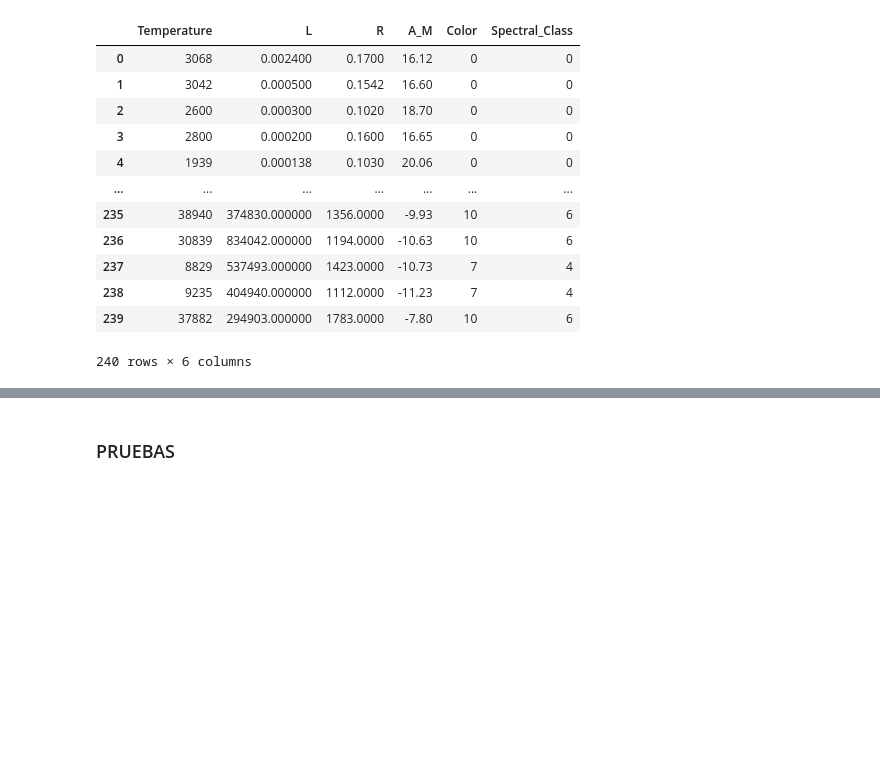
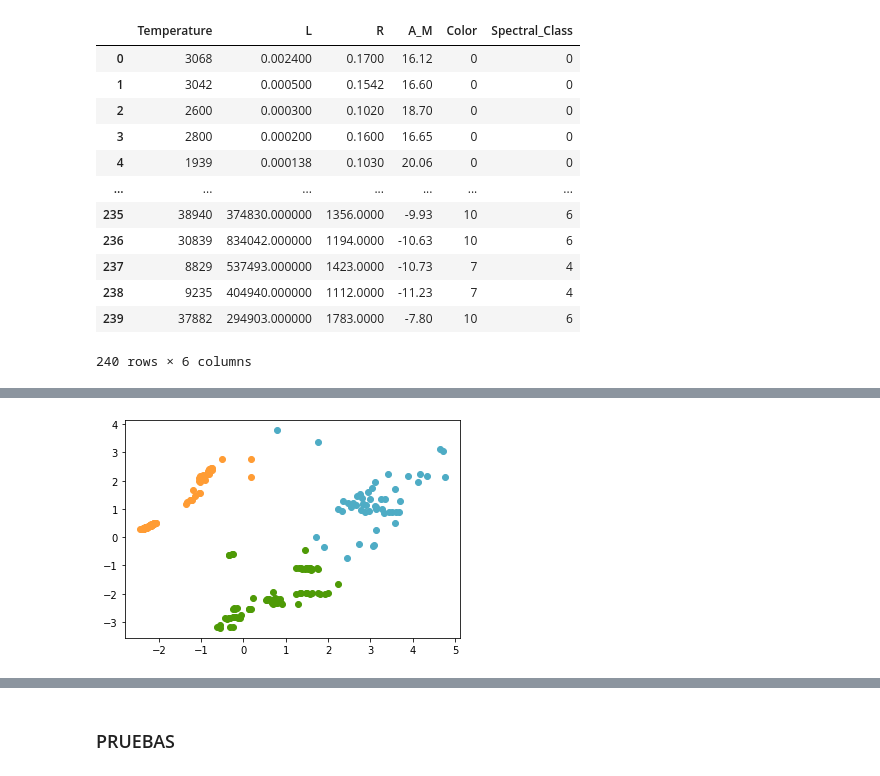
Before and after one commit to mgommez/practica2_ml, a Jupyter notebook: KMeans.ipynb, the cells around one changed output, grey strips where cells are left out. Saved outputs shown, nothing was run; the diff lists cells and outputs as text; code cells hidden in the pictures; blank space fills up the shorter version.

Commit message:
puntos 1, 2 y 3, pca incluido, kmeansours funciona maravillosamente!!!

```diff
--- a/KMeans.ipynb
+++ b/KMeans.ipynb
@@ -564,0 +573,8 @@ stars_ordinal
+# %%
+#features = stars_1hot.columns.tolist()
+#features_ = stars_1hot[[features[0], features[1], features[2]]]
+
+# con el dataset preprocesado con ordinal scaler
+scaler = StandardScaler()
+stars_ordinal_scaled= scaler.fit_transform(stars_ordinal[['Temperature', 'L', 'R', 'A_M', 'Color', 'Spectral_Class']])
+stars_ordinal_scaled
@@ -564,0 +595,7 @@ stars_ordinal
+# %%
+# con el dataset preprocesado con One Hot Encoding
+stars_1hot_scaled = scaler.fit_transform(stars_1hot[['Temperature', 'L', 'R', 'A_M', 'red', 'blue white', 'white',
+                                                    'yellowish white', 'pale yellow orange', 'blue', 'whitish',
+                                                    'yellow white', 'orange', 'yellowish', 'orange-red', 'M', 'B',
+                                                    'A', 'F', 'O', 'K', 'G']])
+stars_1hot_scaled
@@ -564,0 +616,4 @@ stars_ordinal
+# %%
+pca = PCA(n_components=2)
+stars_ordinal_pca = pca.fit_transform(stars_ordinal_scaled)
+stars_ordinal_pca
@@ -564,0 +638,3 @@ stars_ordinal
+# %%
+stars_1hot_pca = pca.fit_transform(stars_1hot_scaled)
+stars_1hot_pca
@@ -564,0 +717,8 @@ stars_ordinal
+# %%
+colors = ["#4EACC5", "#FF9C34", "#4E9A06"]
+for i in range(kmeans.n_clusters):
+    for j in range(len(stars_1hot_pca)):
+        if labels_kmeans_1hot[j] == i:
+            plt.scatter(stars_1hot_pca[j][0], stars_1hot_pca[j][1], c=colors[i])
+# %% [output]
+[figure, added]
```
Also changed, not shown: parts of 16 cells of this notebook.
